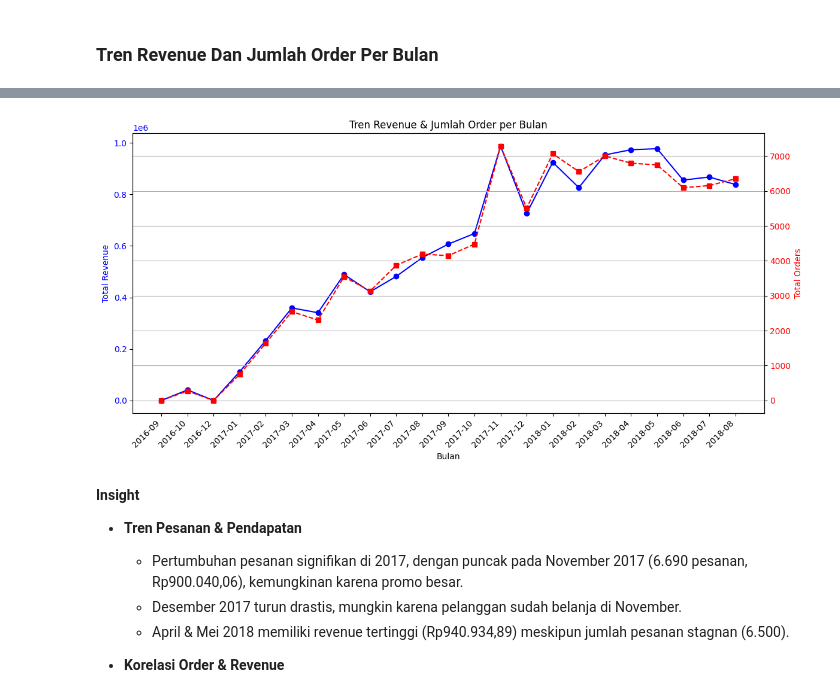
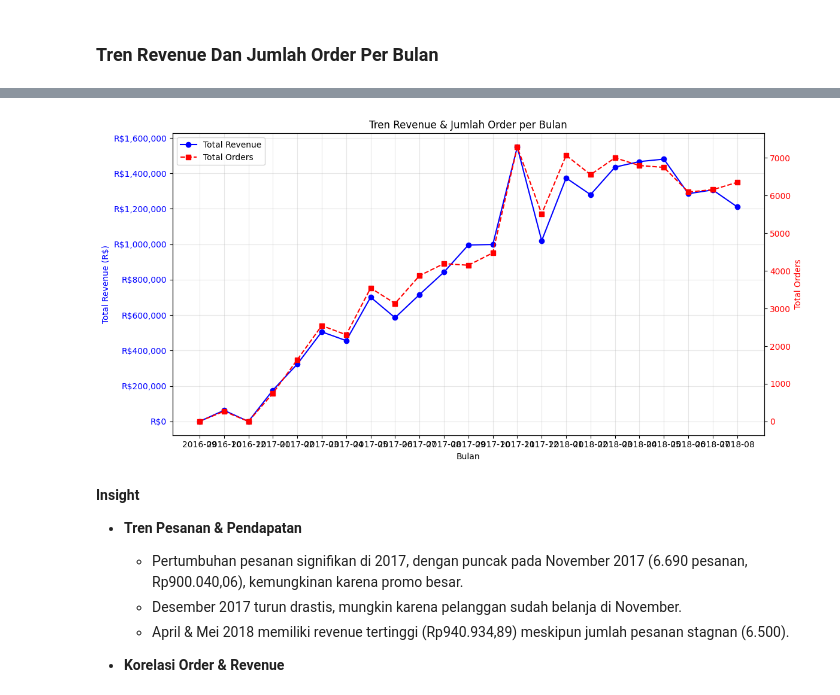
Before and after one commit to fhru/ecommerce-data-analyze, a Jupyter notebook: notebook.ipynb, the cells around one changed output, grey strips where cells are left out. Cells and saved outputs as stored; diff of their text form; code cells hidden in the pictures.

```diff
--- a/notebook.ipynb
+++ b/notebook.ipynb
@@ -324,49 +336,61 @@ def remove_outliers(df, column):
 # %% [markdown]
 ### Tren Revenue Dan Jumlah Order Per Bulan
 # %%
-# Gabungkan orders dengan order_items berdasarkan order_id
-merged_df = orders.merge(order_items, on="order_id")
+# Buat kolom bulan dan tahun
+all_df["order_month"] = all_df["order_purchase_timestamp"].dt.to_period("M")
 
-# Buat kolom bulan dan tahun
-merged_df["order_month"] = merged_df["order_purchase_timestamp"].dt.to_period("M")
-
-# Hitung total revenue per bulan
-monthly_revenue = merged_df.groupby("order_month")["price"].sum().reset_index()
+# Hitung total revenue per bulan (menggunakan payment_value)
+monthly_revenue = all_df.groupby("order_month")["payment_value"].sum().reset_index()
 
 # Hitung jumlah order per bulan
-monthly_orders = merged_df.groupby("order_month")["order_id"].nunique().reset_index()
+monthly_orders = all_df.groupby("order_month")["order_id"].nunique().reset_index()
 
 # Gabungkan revenue dan jumlah order menjadi satu tabel
 monthly_stats = monthly_orders.merge(monthly_revenue, on="order_month")
 
-# Ubah order_month menjadi string agar bisa ditampilkan dengan baik
-monthly_stats["order_month"] = monthly_stats["order_month"].astype(str)
+# Ubah order_month menjadi string agar sesuai dengan dashboard.py
+monthly_stats["order_month_str"] = monthly_stats["order_month"].astype(str)
 
-# Ubah nama kolom
-monthly_stats.rename(columns={"price": "total_revenue", "order_id": "total_orders"}, inplace=True)
+# Ubah nama kolom agar sesuai dengan dashboard.py
+monthly_stats.rename(columns={"payment_value": "total_revenue", "order_id": "total_orders"}, inplace=True)
 
 # Tampilkan tabel revenue dan jumlah order per bulan
 print("Tabel Revenue & Jumlah Order per Bulan:\n")
 print(monthly_stats)
 
+# Buat plot sesuai dengan dashboard.py
 fig, ax1 = plt.subplots(figsize=(12, 6))
 
 ax1.set_xlabel("Bulan")
-ax1.set_ylabel("Total Revenue", color="b")
-ax1.plot(monthly_stats["order_month"], monthly_stats["total_revenue"], marker="o", linestyle="-", color="b", label="Total Revenue")
-ax1.tick_params(axis="y", labelcolor="b")
+ax1.set_ylabel("Total Revenue (R$)", color="blue")
 
+line1 = ax1.plot(monthly_stats["order_month_str"], monthly_stats["total_revenue"],
+                 marker="o", linestyle="-", color="blue", label="Total Revenue")
+ax1.tick_params(axis="y", labelcolor="blue")
+
+# Format angka di sumbu Y agar sesuai dengan dashboard.py
+ax1.yaxis.set_major_formatter(plt.FuncFormatter(lambda x, loc: f"R${x:,.0f}"))
+
+# Tambahkan sumbu kedua untuk total orders
 ax2 = ax1.twinx()
-ax2.set_ylabel("Total Orders", color="r")
-ax2.plot(monthly_stats["order_month"], monthly_stats["total_orders"], marker="s", linestyle="--", color="r", label="Total Orders")
-ax2.tick_params(axis="y", labelcolor="r")
+ax2.set_ylabel("Total Orders", color="red")
+line2 = ax2.plot(monthly_stats["order_month_str"], monthly_stats["total_orders"],
+                 marker="s", linestyle="--", color="red", label="Total Orders")
+ax2.tick_params(axis="y", labelcolor="red")
 
-ax1.set_xticks(range(len(monthly_stats["order_month"])))
-ax1.set_xticklabels(monthly_stats["order_month"], rotation=45, ha="right")
+# Atur rotasi sumbu X agar sesuai dengan dashboard.py
+plt.xticks(rotation=45, ha="right")
+
+# Tambahkan grid dengan transparansi agar sesuai dengan dashboard.py
+ax1.grid(True, alpha=0.3)
+
+# Gabungkan legenda dari kedua sumbu
+lines = line1 + line2
+labels = [l.get_label() for l in lines]
+ax1.legend(lines, labels, loc="upper left")
 
 plt.title("Tren Revenue & Jumlah Order per Bulan")
-fig.tight_layout()
-plt.grid(True)
+plt.tight_layout()
 plt.show()
 # %% [output]
 Tabel Revenue & Jumlah Order per Bulan:
@@ -389,4 +413,4 @@ Tabel Revenue & Jumlah Order per Bulan:
-[figure, old version]
+[figure, new version]
 # %% [markdown]
 **Insight**
 - **Tren Pesanan & Pendapatan**
```
Also changed, not shown: parts of 21 cells of this notebook, 2 other files.
